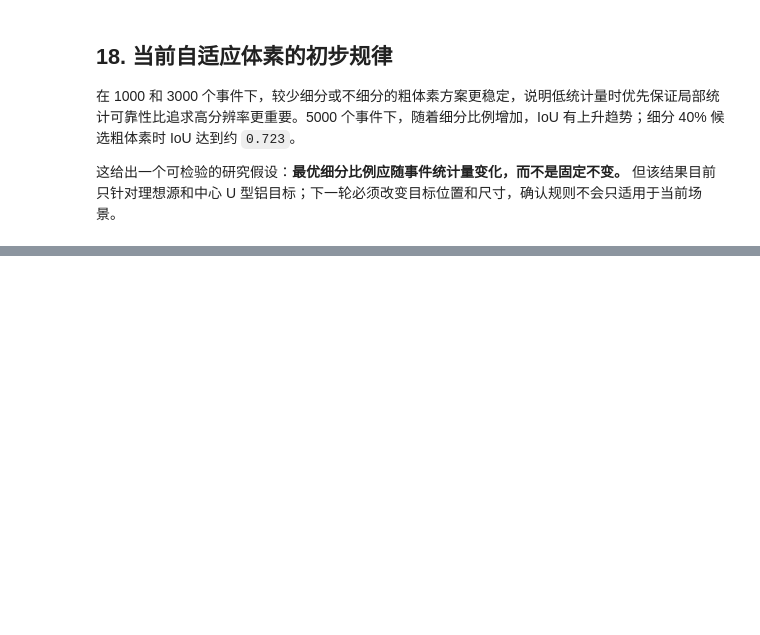
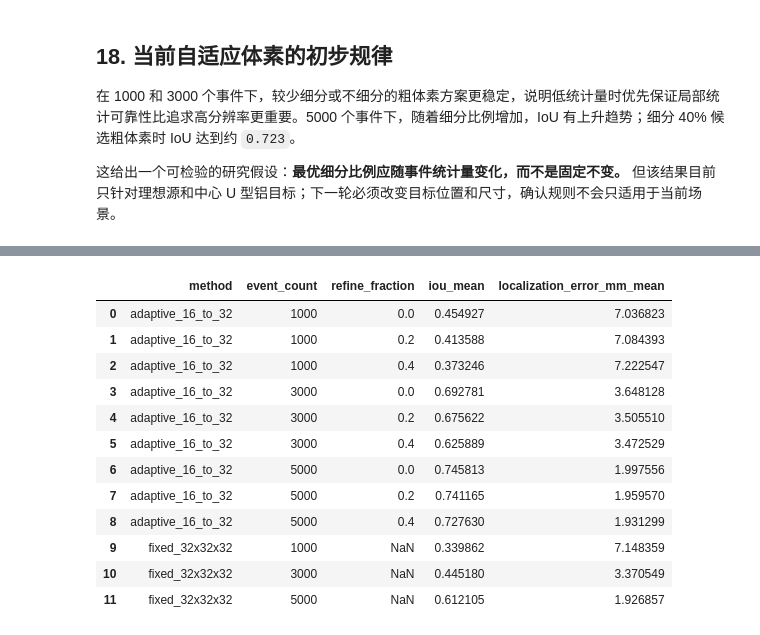
Before and after one commit to Xuyysy/muon-imaging-reconstruction, a Jupyter notebook: muon_analysis/analysis.ipynb, the cells around one changed output, grey strips where cells are left out. Saved outputs shown, nothing was run; the diff lists cells and outputs as text; code cells hidden in the pictures; blank space fills up the shorter version.

Commit message:
feat: add off-center target generalization validation

```diff
--- a/muon_analysis/analysis.ipynb
+++ b/muon_analysis/analysis.ipynb
@@ -511,0 +518,19 @@ plt.show()
+# %%
+OFFCENTER_RESULTS_PATH = Path('offcenter_generalization_results/offcenter_metrics_summary.csv')
+offcenter_summary = pd.read_csv(OFFCENTER_RESULTS_PATH)
+offcenter_summary[['method', 'event_count', 'refine_fraction', 'iou_mean',
+                  'localization_error_mm_mean']]
+# %% [output]
+|  | method | event_count | refine_fraction | iou_mean | localization_error_mm_mean |
+| 0 | adaptive_16_to_32 | 1000 | 0.0 | 0.454927 | 7.036823 |
+| 1 | adaptive_16_to_32 | 1000 | 0.2 | 0.413588 | 7.084393 |
+| 2 | adaptive_16_to_32 | 1000 | 0.4 | 0.373246 | 7.222547 |
+| 3 | adaptive_16_to_32 | 3000 | 0.0 | 0.692781 | 3.648128 |
+| 4 | adaptive_16_to_32 | 3000 | 0.2 | 0.675622 | 3.505510 |
+| 5 | adaptive_16_to_32 | 3000 | 0.4 | 0.625889 | 3.472529 |
+| 6 | adaptive_16_to_32 | 5000 | 0.0 | 0.745813 | 1.997556 |
+| 7 | adaptive_16_to_32 | 5000 | 0.2 | 0.741165 | 1.959570 |
+| 8 | adaptive_16_to_32 | 5000 | 0.4 | 0.727630 | 1.931299 |
+| 9 | fixed_32x32x32 | 1000 | NaN | 0.339862 | 7.148359 |
+| 10 | fixed_32x32x32 | 3000 | NaN | 0.445180 | 3.370549 |
+| 11 | fixed_32x32x32 | 5000 | NaN | 0.612105 | 1.926857 |
```
Also changed, not shown: parts of 3 cells of this notebook, 7 other files.
